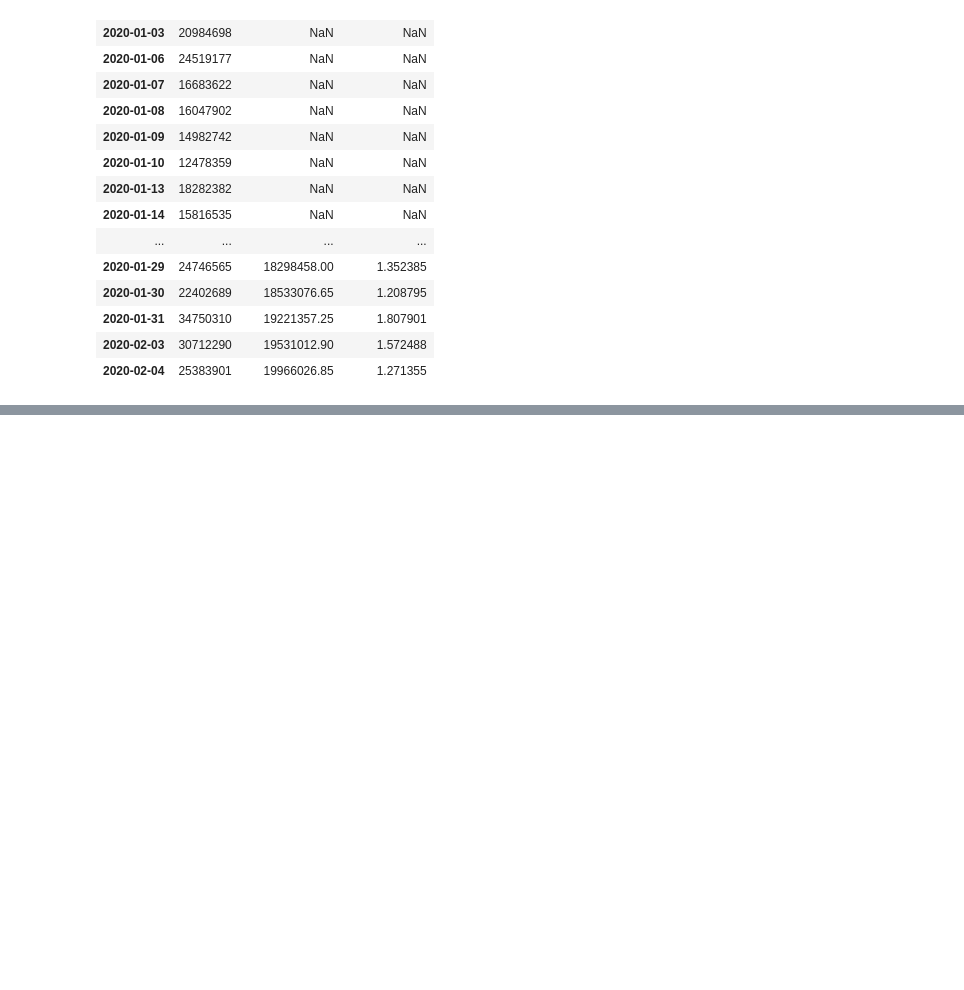
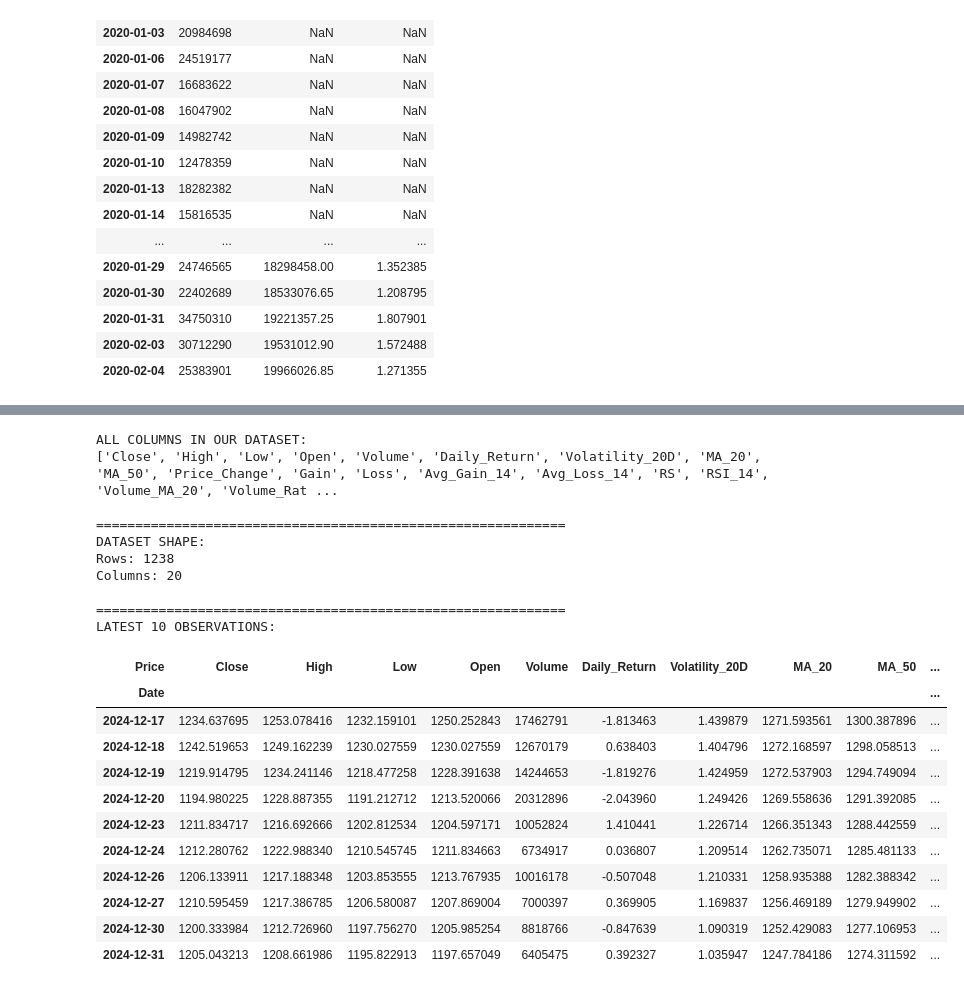
Before and after one commit to sanchit-fintech/FinSight, a Jupyter notebook: notebooks/01_data_collection.ipynb, the cells around one changed output, grey strips where cells are left out. Drawn from its saved outputs; the diff is of its cells as text; code cells hidden in the pictures; blank space fills up the shorter version.

```diff
--- a/notebooks/01_data_collection.ipynb
+++ b/notebooks/01_data_collection.ipynb
@@ -835,0 +878,46 @@ display(
+# %%
+# ============================================
+# STOCK ANALYZER — FEATURE CHECKPOINT
+# ============================================
+
+# Display all columns
+print("ALL COLUMNS IN OUR DATASET:")
+print(reliance_data.columns.tolist())
+
+print("\n" + "=" * 60)
+
+# Display dataset shape
+print("DATASET SHAPE:")
+print("Rows:", reliance_data.shape[0])
+print("Columns:", reliance_data.shape[1])
+
+print("\n" + "=" * 60)
+
+# Display the latest 10 observations
+print("LATEST 10 OBSERVATIONS:")
+display(
+    reliance_data.tail(10)
+)
+# %% [output]
+ALL COLUMNS IN OUR DATASET:
+['Close', 'High', 'Low', 'Open', 'Volume', 'Daily_Return', 'Volatility_20D', 'MA_20', 'MA_50', 'Price_Change', 'Gain', 'Loss', 'Avg_Gain_14', 'Avg_Loss_14', 'RS', 'RSI_14', 'Volume_MA_20', 'Volume_Rat ...
+
+============================================================
+DATASET SHAPE:
+Rows: 1238
+Columns: 20
+
+============================================================
+LATEST 10 OBSERVATIONS:
+| Price | Close | High | Low | Open | Volume | Daily_Return | Volatility_20D | MA_20 | MA_50 | ... |
+| Date |  |  |  |  |  |  |  |  |  | ... |
+| 2024-12-17 | 1234.637695 | 1253.078416 | 1232.159101 | 1250.252843 | 17462791 | -1.813463 | 1.439879 | 1271.593561 | 1300.387896 | ... |
+| 2024-12-18 | 1242.519653 | 1249.162239 | 1230.027559 | 1230.027559 | 12670179 | 0.638403 | 1.404796 | 1272.168597 | 1298.058513 | ... |
+| 2024-12-19 | 1219.914795 | 1234.241146 | 1218.477258 | 1228.391638 | 14244653 | -1.819276 | 1.424959 | 1272.537903 | 1294.749094 | ... |
+| 2024-12-20 | 1194.980225 | 1228.887355 | 1191.212712 | 1213.520066 | 20312896 | -2.043960 | 1.249426 | 1269.558636 | 1291.392085 | ... |
+| 2024-12-23 | 1211.834717 | 1216.692666 | 1202.812534 | 1204.597171 | 10052824 | 1.410441 | 1.226714 | 1266.351343 | 1288.442559 | ... |
+| 2024-12-24 | 1212.280762 | 1222.988340 | 1210.545745 | 1211.834663 | 6734917 | 0.036807 | 1.209514 | 1262.735071 | 1285.481133 | ... |
+| 2024-12-26 | 1206.133911 | 1217.188348 | 1203.853555 | 1213.767935 | 10016178 | -0.507048 | 1.210331 | 1258.935388 | 1282.388342 | ... |
+| 2024-12-27 | 1210.595459 | 1217.386785 | 1206.580087 | 1207.869004 | 7000397 | 0.369905 | 1.169837 | 1256.469189 | 1279.949902 | ... |
+| 2024-12-30 | 1200.333984 | 1212.726960 | 1197.756270 | 1205.985254 | 8818766 | -0.847639 | 1.090319 | 1252.429083 | 1277.106953 | ... |
+| 2024-12-31 | 1205.043213 | 1208.661986 | 1195.822913 | 1197.657049 | 6405475 | 0.392327 | 1.035947 | 1247.784186 | 1274.311592 | ... |
```
Also changed, not shown: parts of 41 cells of this notebook.
